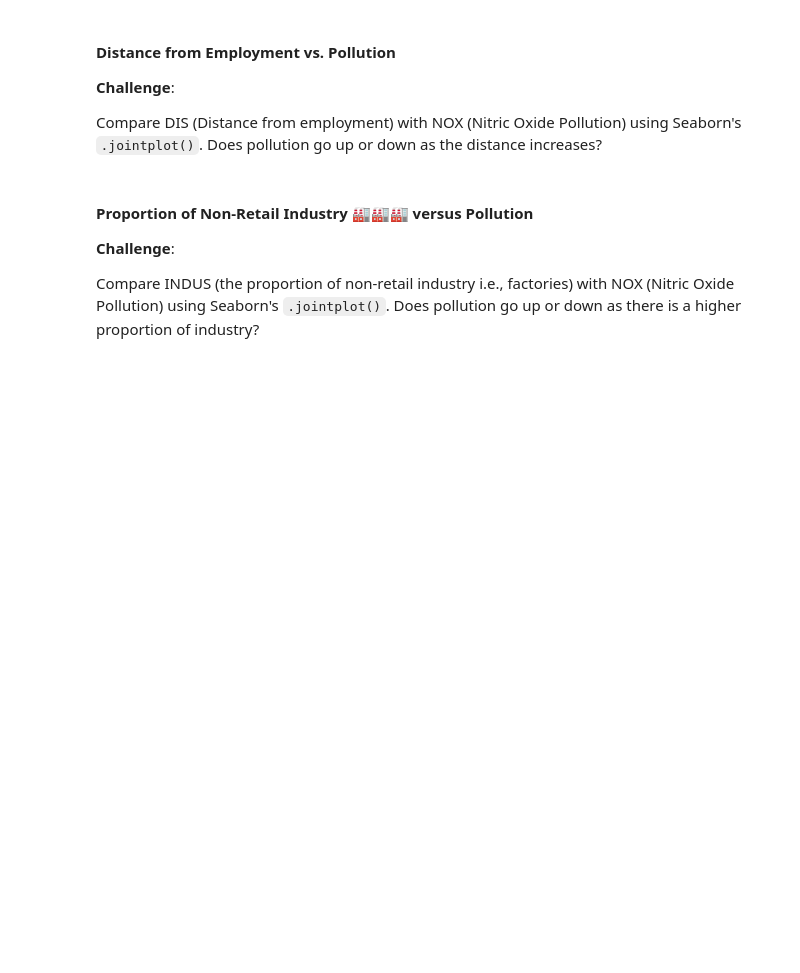
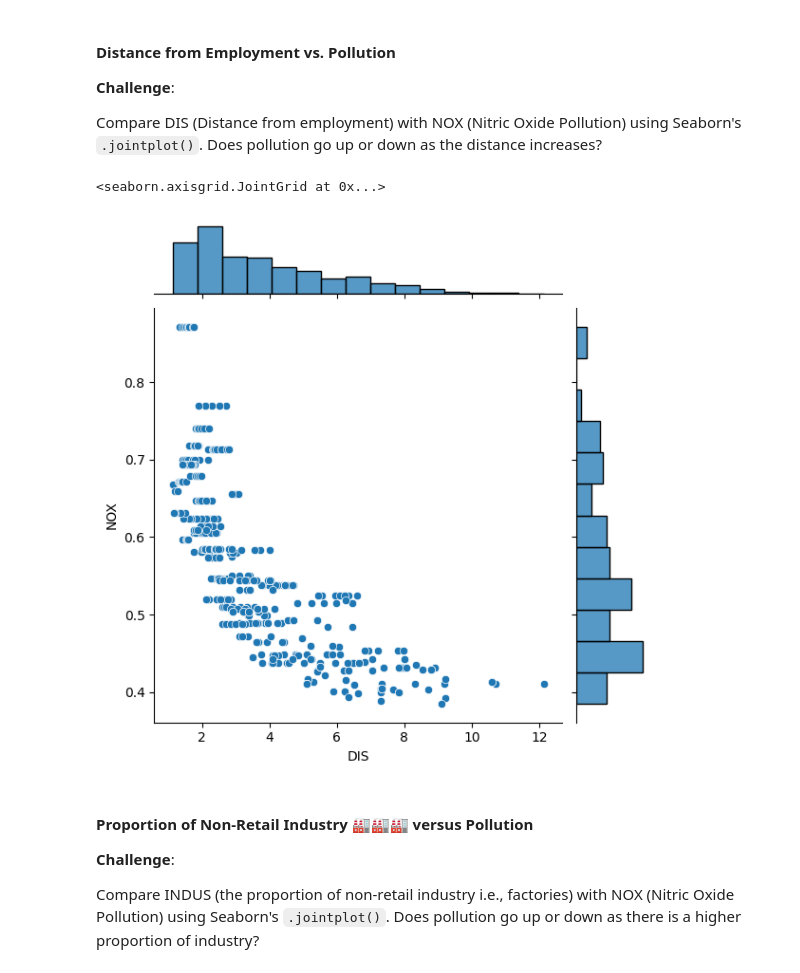
Before and after one commit to bluescreenlife/100-days-of-code, a Jupyter notebook: day_81_capstone_predict_house_prices/Multivariable_Regression_and_Valuation_Model_(start).ipynb, the cells around one changed output. Drawn from its saved outputs; the diff is of its cells as text; code cells hidden in the pictures; blank space fills up the shorter version.

Commit message:
add seaborn jointplots to compare several metrics

```diff
--- a/day_81_capstone_predict_house_prices/Multivariable_Regression_and_Valuation_Model_(start).ipynb
+++ b/day_81_capstone_predict_house_prices/Multivariable_Regression_and_Valuation_Model_(start).ipynb
@@ -258,6 +262,13 @@ Try adding some opacity or `alpha` to the scatter plots using keyword arguments
 **Challenge**:
 
 Compare DIS (Distance from employment) with NOX (Nitric Oxide Pollution) using Seaborn's `.jointplot()`. Does pollution go up or down as the distance increases?
+# %%
+dis_vs_nox = sns.jointplot(data, x='DIS', y='NOX')
+dis_vs_nox
+# pollution decreases as distance to employment increases
+# %% [output]
+<seaborn.axisgrid.JointGrid at 0x...>
+[figure, added]
 # %% [markdown]
 #### Proportion of Non-Retail Industry 🏭🏭🏭 versus Pollution
 
```
Also changed, not shown: parts of 7 cells of this notebook.
